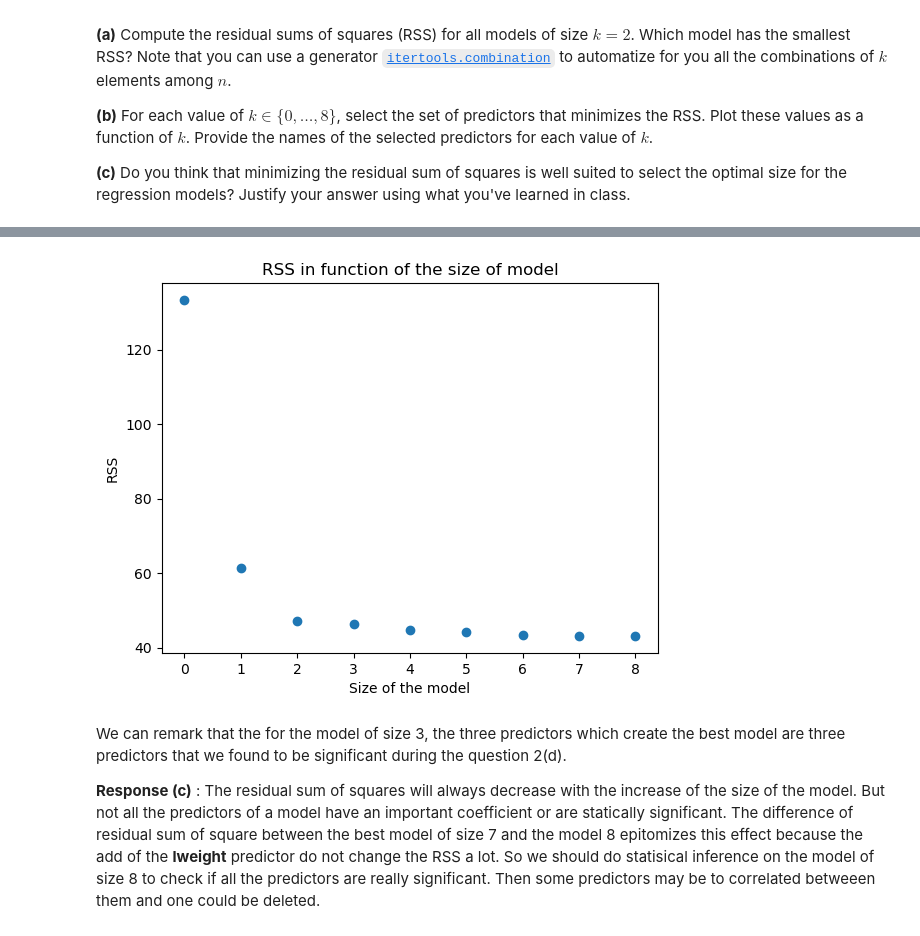
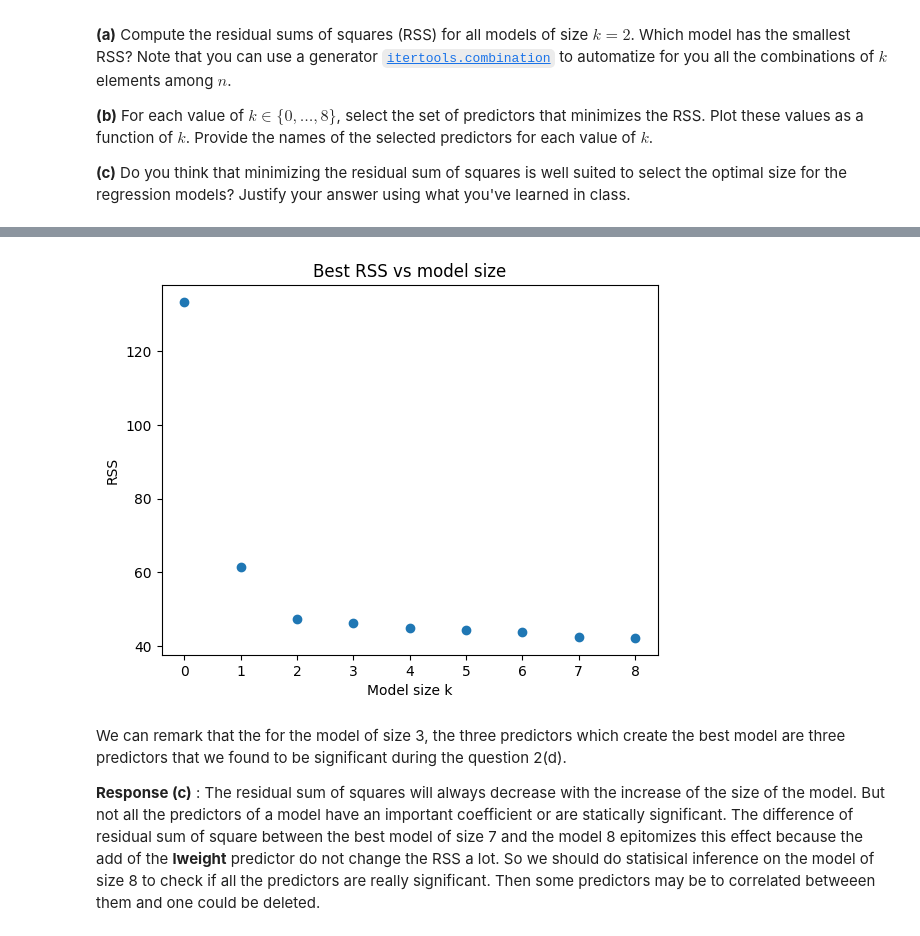
Before and after one commit to leozsc/TP1-ISLA, a Jupyter notebook: TP1/TP1.ipynb, the cells around one changed output, grey strips where cells are left out. Saved outputs shown, nothing was run; the diff lists cells and outputs as text; code cells hidden in the pictures.

```diff
--- a/TP1/TP1.ipynb
+++ b/TP1/TP1.ipynb
@@ -43,8 +43,8 @@ df = pd.read_csv("prostate.data", sep="\t")
 check how to use function `df.drop` to remove the first and last columns of `df` containing useless tags.
 # %%
 import pandas as pd
+
 df = pd.read_csv("prostate.data", sep="\t")
-#the -1 is the last column and 0 is the first column
-df.drop([df.columns[-1],df.columns[0]],axis=1,inplace=True)
-print(df.head())
+df.drop([df.columns[-1],df.columns[0]],axis=1)
+df.head()
 # %% [output]
@@ -409,10 +390,13 @@ Use command `results.sumary()` to get the statistical summary of the estimated c
 - Comment the overall results of the regression as well.
 # %%
 import statsmodels.api as sm
+
+df = df.drop(columns=["Unnamed: 0"], errors="ignore")
 
 # Convert categorical variables
 df['svi'] = df['svi'].astype("category")
 df['gleason'] = df['gleason'].astype("category")
+
 
 # Encode the categorical features with dummy variables
 df_enc = pd.get_dummies(df, dtype=np.float64)
@@ -687,41 +687,48 @@ The goal of this exercise is to select the best model of size $k$ for each $k \i
 **(c)** Do you think that minimizing the residual sum of squares is well suited to select the optimal size for the regression models? Justify your answer using what you've learned in class.
 # %%
 import itertools
+import statsmodels.api as sm
+import matplotlib.pyplot as plt
 
-def find_best_rss(n):
-    if n== 0:
-        results = sm.OLS(df['lcavol'], pd.Series(1, index=df.index)).fit()
-        return ([],results.ssr)
-    min_model = None
-    dt = df.drop(columns = 'lcavol')
-    for x in itertools.combinations(dt.columns, n):
-        combin = [x[i] for i in range(n)]
-        dp = dt[combin].copy()
-        dp['intercept'] = 1
-        model = sm.OLS(df['lcavol'], dp)
-        results = model.fit()
-        if min_model == None:
-            min_model = (combin, results.ssr)
-        else:
-            if results.ssr < min_model[1]:
-                min_model = (combin, results.ssr)
-    return min_model
+def find_best_rss(k, data):
+    y = data["lcavol"]
+    Xall = data.drop(columns=["lcavol"])
 
+    if k == 0:
+        X0 = sm.add_constant(pd.DataFrame(index=data.index), has_constant="add")
+        res = sm.OLS(y, X0).fit()
+        return ([], res.ssr)
+
+    best = None
+    for cols in itertools.combinations(Xall.columns, k):
+        Xk = sm.add_constant(Xall[list(cols)], has_constant="add")
+        res = sm.OLS(y, Xk).fit()
+        if best is None or res.ssr < best[1]:
+            best = (list(cols), res.ssr)
+    return best
+
+# IMPORTANT: use the right dataframe (encoded, numeric)
+data = df_enc.copy()  # <-- not df
+
+print("Response for question (a)")
+best2 = find_best_rss(2, data)
+print("Best model (k=2):", best2[0], "RSS:", best2[1])
+
+print("\nResponse for question (b)")
+Kmax = min(8, data.drop(columns=["lcavol"]).shape[1])
+X = list(range(0, Kmax+1))
+Y = []
 modelsDic = {}
-min_model = find_best_rss(2)
-print("Response for quesrion (a)")
-print ("The best model for 2 predictors is a model with ", min_model[0]," with a RSS of :", min_model[1])
 
-print("\n \n Response for quesrion (b)")
-X = [k for k in range(0,9)]
-Y =[]
-for x in X:
-    min_model = find_best_rss(x)
-    modelsDic[x] = min_model[0]
-    print("The best model for ",x," predictors is a model with ", min_model[0]," with a RSS of :", min_model[1])
-    Y.append(min_model[1])
-plt.plot(X,Y,'o')
-plt.xlabel("Size of the model")
+for k in X:
+    bestk = find_best_rss(k, data)
+    modelsDic[k] = bestk[0]
+    print(f"Best model (k={k}): {bestk[0]} RSS: {bestk[1]}")
+    Y.append(bestk[1])
+
+plt.plot(X, Y, "o")
+plt.xlabel("Model size k")
 plt.ylabel("RSS")
-plt.title('RSS in function of the size of model')
+plt.title("Best RSS vs model size")
+plt.show()
 # %% [output]
@@ -743,4 +748,4 @@ Text(0.5, 1.0, 'RSS in function of the size of model')
-[figure, old version]
+[figure, new version]
 # %% [markdown]
 We can remark that the for the model of size 3, the three predictors which create the best model are three predictors that we found to be significant during the question 2(d).
 
```
Also changed, not shown: parts of 21 cells of this notebook.
